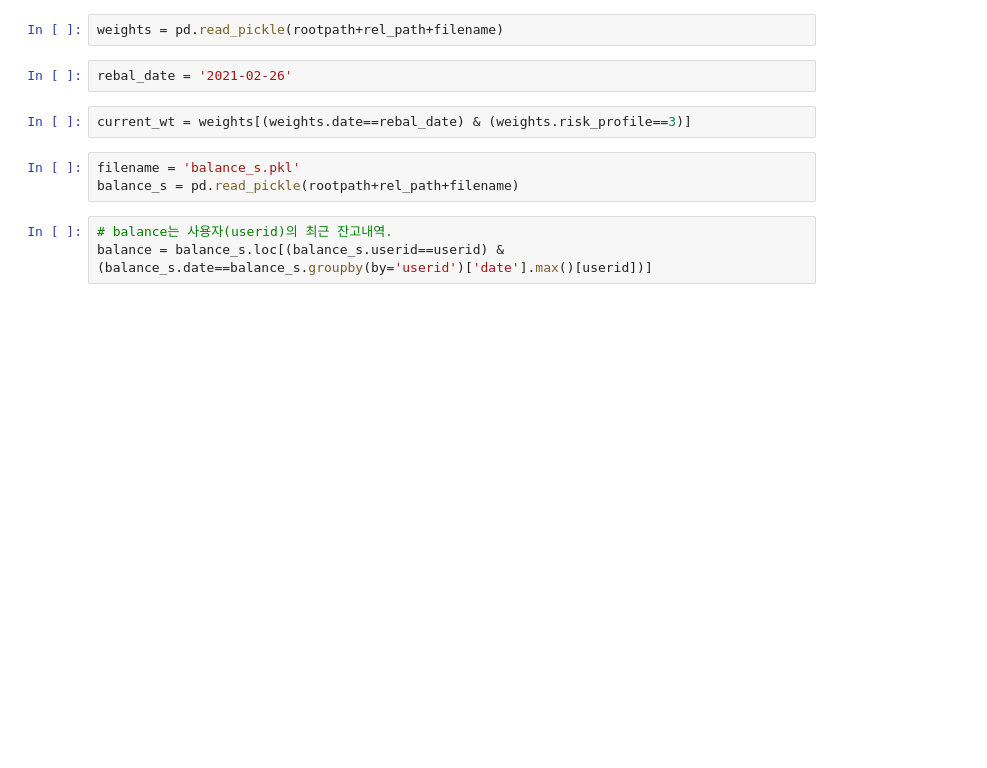
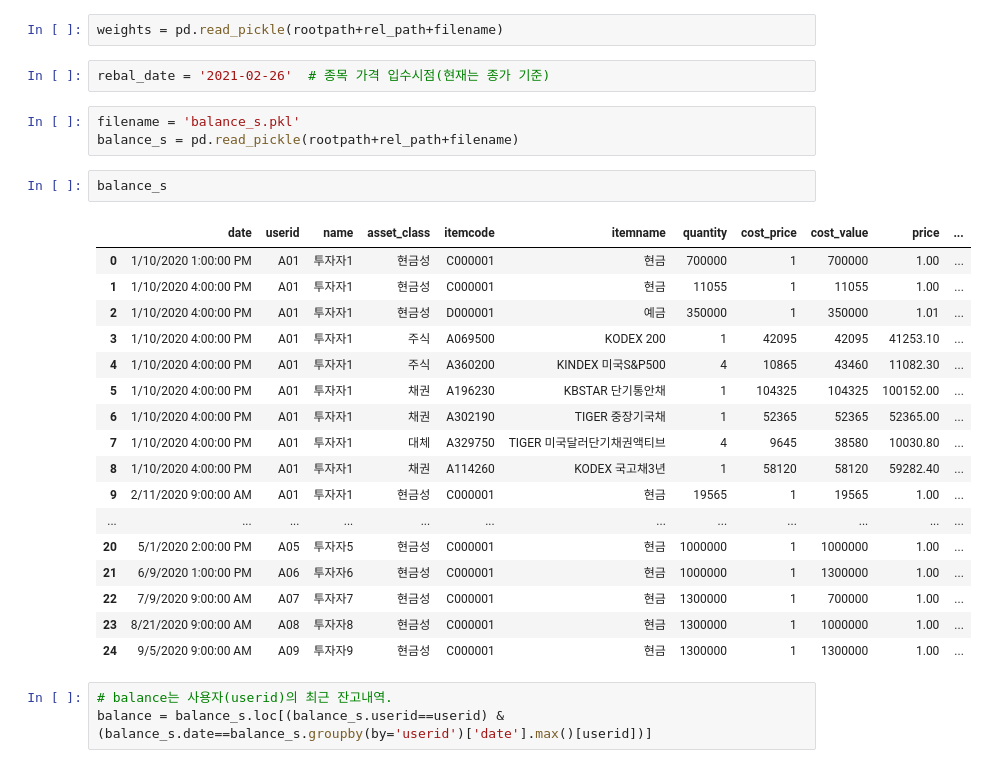
Before and after one commit to my2582/kisra, a Jupyter notebook: src/models/get_ordersheet.ipynb, the cells around one changed output. Saved outputs shown, nothing was run; the diff lists cells and outputs as text; blank space fills up the shorter version.

Commit message:
working on rebalancing.

```diff
--- a/src/models/get_ordersheet.ipynb
+++ b/src/models/get_ordersheet.ipynb
@@ -9,12 +399,30 @@ filename = 'pa_weights.pkl'
 # %%
 weights = pd.read_pickle(rootpath+rel_path+filename)
 # %%
-rebal_date = '2021-02-26'
+rebal_date = '2021-02-26'  # 종목 가격 입수시점(현재는 종가 기준)
-# %%
-current_wt = weights[(weights.date==rebal_date) & (weights.risk_profile==3)]
 # %%
 filename = 'balance_s.pkl'
 balance_s = pd.read_pickle(rootpath+rel_path+filename)
+# %%
+balance_s
+# %% [output]
+|  | date | userid | name | asset_class | itemcode | itemname | quantity | cost_price | cost_value | price | ... |
+| 0 | 1/10/2020 1:00:00 PM | A01 | 투자자1 | 현금성 | C000001 | 현금 | 700000 | 1 | 700000 | 1.00 | ... |
+| 1 | 1/10/2020 4:00:00 PM | A01 | 투자자1 | 현금성 | C000001 | 현금 | 11055 | 1 | 11055 | 1.00 | ... |
+| 2 | 1/10/2020 4:00:00 PM | A01 | 투자자1 | 현금성 | D000001 | 예금 | 350000 | 1 | 350000 | 1.01 | ... |
+| 3 | 1/10/2020 4:00:00 PM | A01 | 투자자1 | 주식 | A069500 | KODEX 200 | 1 | 42095 | 42095 | 41253.10 | ... |
+| 4 | 1/10/2020 4:00:00 PM | A01 | 투자자1 | 주식 | A360200 | KINDEX 미국S&P500 | 4 | 10865 | 43460 | 11082.30 | ... |
+| 5 | 1/10/2020 4:00:00 PM | A01 | 투자자1 | 채권 | A196230 | KBSTAR 단기통안채 | 1 | 104325 | 104325 | 100152.00 | ... |
+| 6 | 1/10/2020 4:00:00 PM | A01 | 투자자1 | 채권 | A302190 | TIGER 중장기국채 | 1 | 52365 | 52365 | 52365.00 | ... |
+| 7 | 1/10/2020 4:00:00 PM | A01 | 투자자1 | 대체 | A329750 | TIGER 미국달러단기채권액티브 | 4 | 9645 | 38580 | 10030.80 | ... |
+| 8 | 1/10/2020 4:00:00 PM | A01 | 투자자1 | 채권 | A114260 | KODEX 국고채3년 | 1 | 58120 | 58120 | 59282.40 | ... |
+| 9 | 2/11/2020 9:00:00 AM | A01 | 투자자1 | 현금성 | C000001 | 현금 | 19565 | 1 | 19565 | 1.00 | ... |
+| ... | ... | ... | ... | ... | ... | ... | ... | ... | ... | ... | ... |
+| 20 | 5/1/2020 2:00:00 PM | A05 | 투자자5 | 현금성 | C000001 | 현금 | 1000000 | 1 | 1000000 | 1.00 | ... |
+| 21 | 6/9/2020 1:00:00 PM | A06 | 투자자6 | 현금성 | C000001 | 현금 | 1000000 | 1 | 1300000 | 1.00 | ... |
+| 22 | 7/9/2020 9:00:00 AM | A07 | 투자자7 | 현금성 | C000001 | 현금 | 1300000 | 1 | 700000 | 1.00 | ... |
+| 23 | 8/21/2020 9:00:00 AM | A08 | 투자자8 | 현금성 | C000001 | 현금 | 1300000 | 1 | 1000000 | 1.00 | ... |
+| 24 | 9/5/2020 9:00:00 AM | A09 | 투자자9 | 현금성 | C000001 | 현금 | 1300000 | 1 | 1300000 | 1.00 | ... |
 # %%
 # balance는 사용자(userid)의 최근 잔고내역.
 balance = balance_s.loc[(balance_s.userid==userid) & (balance_s.date==balance_s.groupby(by='userid')['date'].max()[userid])]
```
Also changed, not shown: parts of 33 cells of this notebook, 17 other files.
